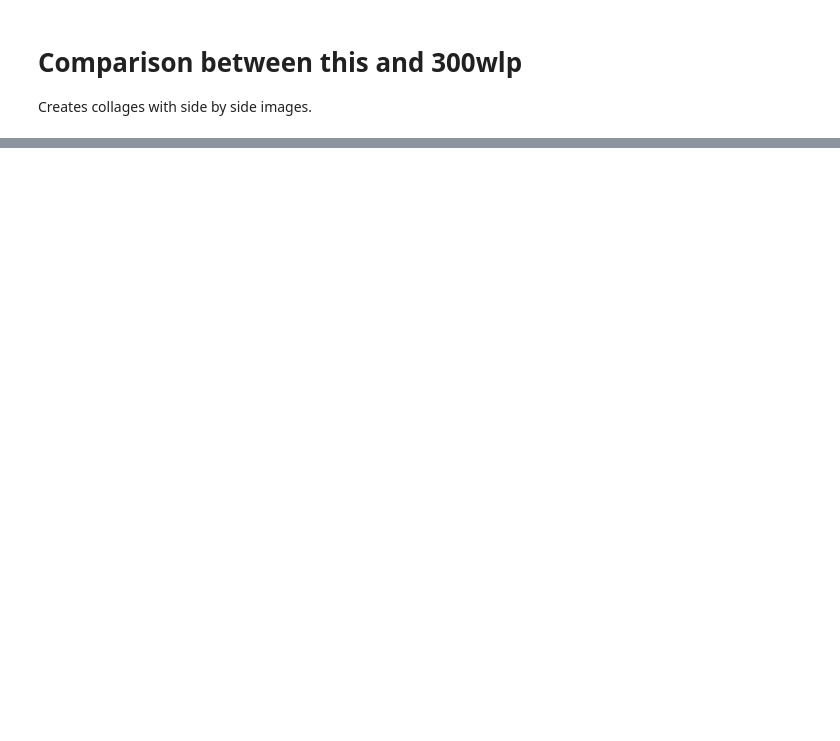
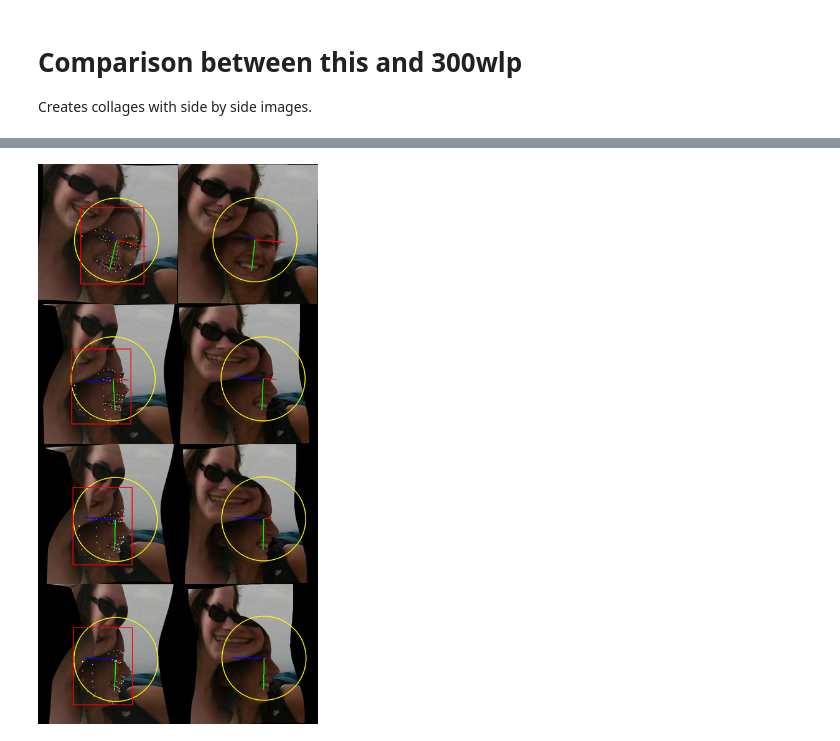
Before and after one commit to DaWelter/face-3d-rotation-augmentation, a Jupyter notebook: compare.ipynb, the cells around one changed output, grey strips where cells are left out. Drawn from its saved outputs; the diff is of its cells as text; code cells hidden in the pictures; blank space fills up the shorter version.

```diff
--- a/compare.ipynb
+++ b/compare.ipynb
@@ -65,0 +70,4 @@ display(generate_collage(1000, 4, 2))
+# %%
+display(generate_collage(19, 4, 2))
+# %% [output]
+[figure, added]
```
Also changed, not shown: parts of 5 cells of this notebook, 1 other file.
